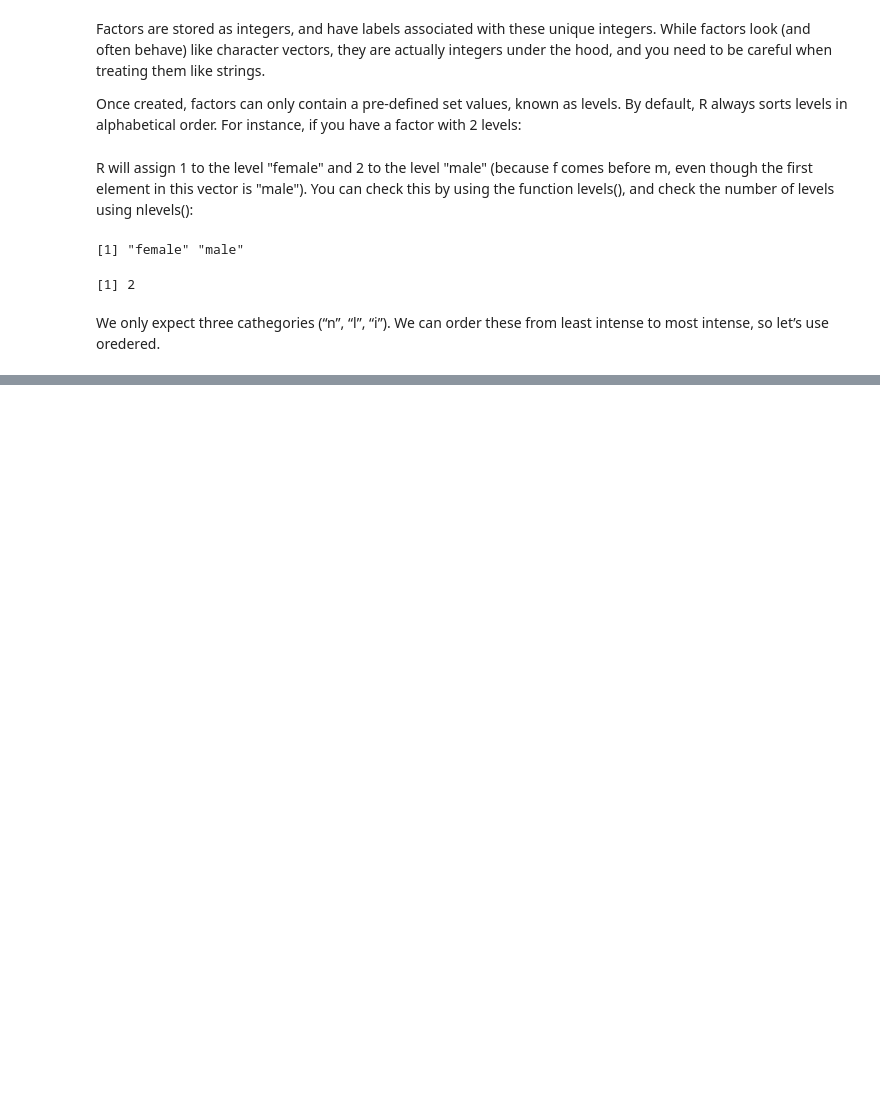
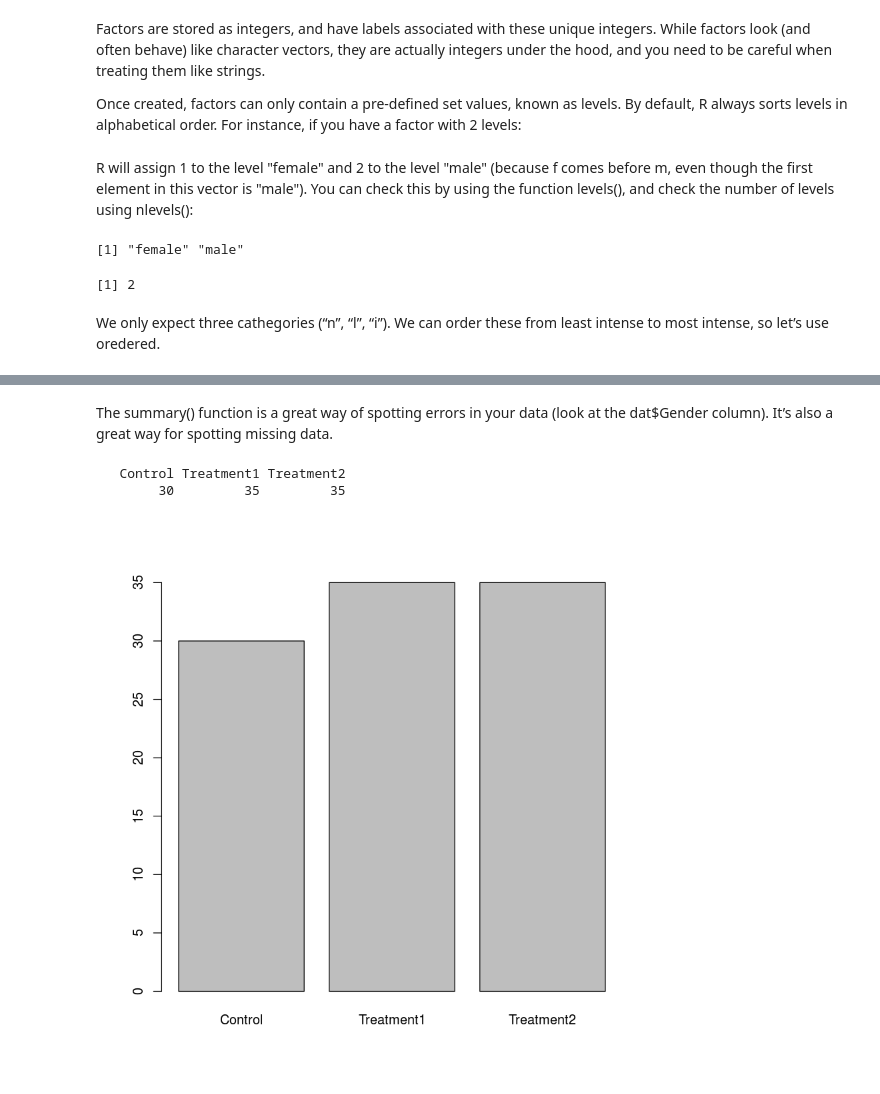
Before and after one commit to abhashkumar/Understanding_R, a Jupyter notebook: Programming_WIth_R.ipynb, the cells around one changed output, grey strips where cells are left out. Drawn from its saved outputs; the diff is of its cells as text; code cells hidden in the pictures; blank space fills up the shorter version.

```diff
--- a/Programming_WIth_R.ipynb
+++ b/Programming_WIth_R.ipynb
@@ -1329,0 +1402,2 @@ We only expect three cathegories (“n”, “l”, “i”). We can order these
+# %%
+dat <- read.csv(file = 'r-novice-inflammation/data/sample.csv', stringsAsFactors = TRUE)
@@ -1329,0 +1439,11 @@ We only expect three cathegories (“n”, “l”, “i”). We can order these
+# %% [markdown]
+The summary() function is a great way of spotting errors in your data (look at the dat$Gender column). It’s also a great way for spotting missing data.
+# %%
+table(dat$Group)
+# %% [output]
+   Control Treatment1 Treatment2
+        30         35         35
+# %%
+barplot(table(dat$Group))
+# %% [output]
+[figure, added]
```
Also changed, not shown: parts of 100 cells of this notebook.
